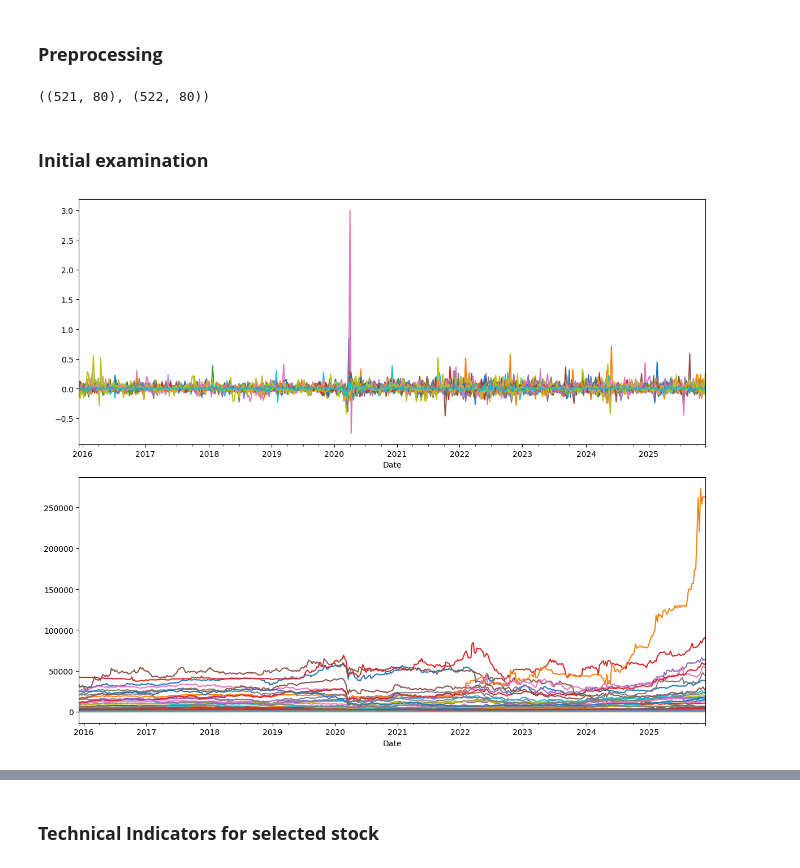
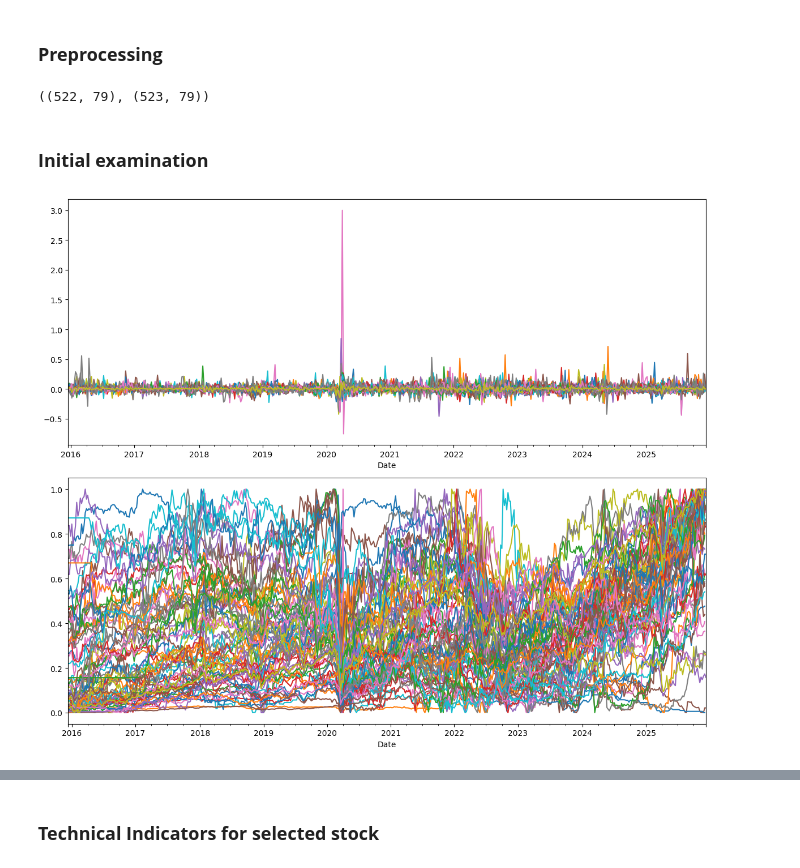
Before and after one commit to Jumarti96/Trii-stocks-allocation, a Jupyter notebook: Notebooks/1. Trii Catalog Stock Pre-selection.ipynb, the cells around one changed output, grey strips where cells are left out. Cells and saved outputs as stored; diff of their text form; code cells hidden in the pictures.

Commit message:
Fixed issues of duplicate records from YFinance data pull

```diff
--- a/Notebooks/1. Trii Catalog Stock Pre-selection.ipynb
+++ b/Notebooks/1. Trii Catalog Stock Pre-selection.ipynb
@@ -80,3 +98,6 @@ global_stocks_raw.index = global_stocks_raw.index.to_period(freq='W') # Uncommen
+# %%
+col_stocks_raw = combine_duplicate_rows(col_stocks_raw)
+global_stocks_raw = combine_duplicate_rows(global_stocks_raw)
 # %%
 # Merge Col and Global stock prices and returns data
 stocks = pd.concat([col_stocks_raw, global_stocks_raw], axis='columns').sort_index()
@@ -98,5 +104,3 @@ def combine_duplicate_rows(df):
-# %%
-stocks = combine_duplicate_rows(stocks)
 # %%
 stocks_not_missing = stocks.columns[stocks.isna().sum() < stocks.shape[0]*.15]
 # %%
@@ -116,19 +120,19 @@ stocks = stocks.loc[start_date:end_date]
 # %%
 (rets.shape, stocks.shape)
 # %% [output]
-((521, 80), (522, 80))
+((522, 79), (523, 79))
 # %% [markdown]
 ### **Initial examination**
 # %%
 df1_to_plot = rets
-df2_to_plot = stocks
+df2_to_plot = (stocks - stocks.min()) / (stocks.max() - stocks.min())
 
 fig, axes = plt.subplots(2, 1, figsize=(12, 10))
 df1_to_plot.plot(ax = axes[0], legend=False)
 df2_to_plot.plot(ax=axes[1], legend=False)
 plt.tight_layout()
 # %% [output]
-[figure, old version]
+[figure, new version]
 # %%
 summary_stats = rk.summary_stats(rets, riskfree_rate=0, periods_per_year=periods_per_year)
 summary_stats
```
Also changed, not shown: parts of 6 cells of this notebook, 11 other files.
